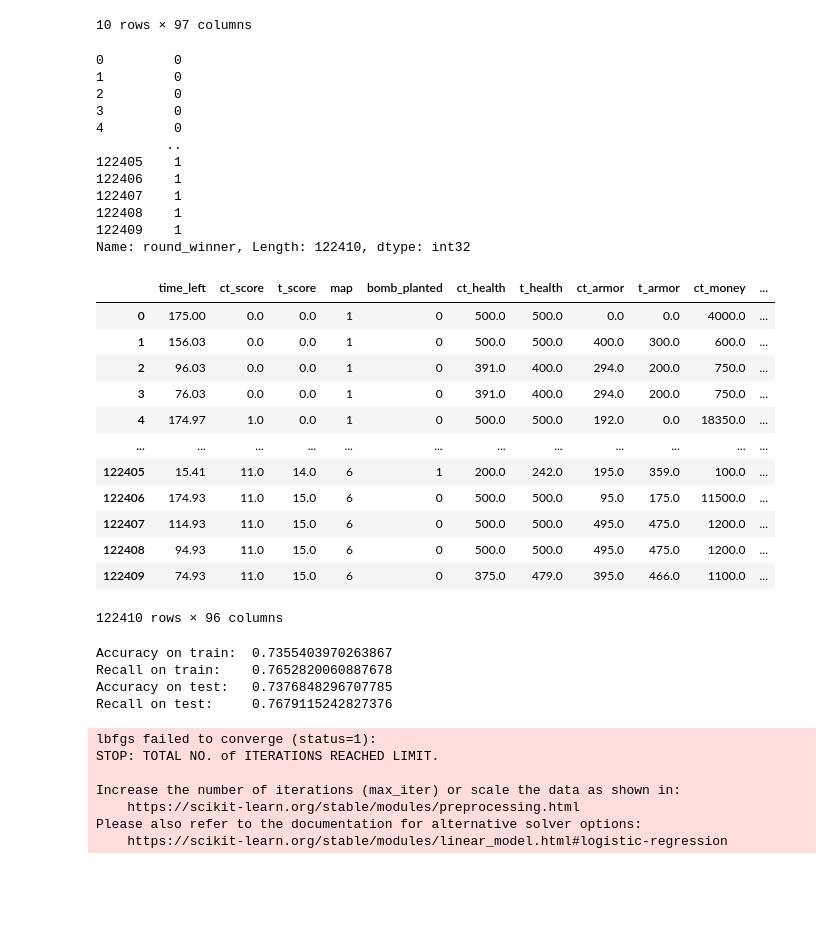
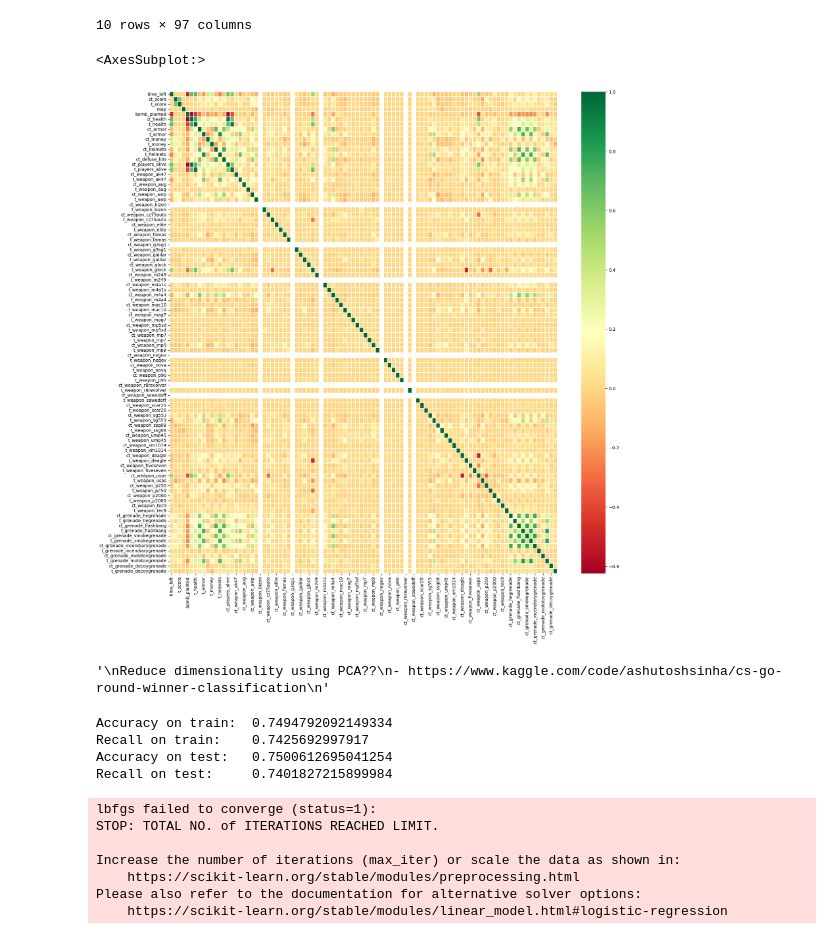
Before and after one commit to tangmagnus/DecisionSupportSystems, a Jupyter notebook: Interpretability/interpretabilityModels.ipynb, the cells around one changed output. Saved outputs shown, nothing was run; the diff lists cells and outputs as text; code cells hidden in the pictures; blank space fills up the shorter version.

```diff
--- a/Interpretability/interpretabilityModels.ipynb
+++ b/Interpretability/interpretabilityModels.ipynb
@@ -161,49 +172,32 @@ display(data.head(10))
 # %%
 """
 Data Preprocessing
 """
 #divide into y and x
 y = data['round_winner']
 x = data.drop(['round_winner'], axis=1)
 
-display(y)
-display(x)
+#normalization
+scaler = RobustScaler()
+scaled_x = scaler.fit_transform(x)
 
+# Splitting the dataset into the training set and test set
+x_train, x_test, y_train, y_test = train_test_split(scaled_x, y, test_size=0.2, random_state=42)
 
-"""
-#normalization
-scaler = StandardScaler()
-scaled_x = scaler.fit_transform(x)
-"""
-
-# Splitting the dataset into the Training set and Test set
-x_train, x_test, y_train, y_test = train_test_split(x, y, test_size=0.2, random_state=42)
+#correlation matrix
+corr = pd.DataFrame(x).corr() #correalation matrix i.e. correlation between features
+plt.figure(figsize = (20,20))
+sns.heatmap(corr, cmap ='RdYlGn', linewidths = 0.30)
 # %% [output]
-0         0
-1         0
-2         0
-3         0
-4         0
-         ..
-122405    1
-122406    1
-122407    1
-122408    1
-122409    1
-Name: round_winner, Length: 122410, dtype: int32
+<AxesSubplot:>
-|  | time_left | ct_score | t_score | map | bomb_planted | ct_health | t_health | ct_armor | t_armor | ct_money | ... |
-| 0 | 175.00 | 0.0 | 0.0 | 1 | 0 | 500.0 | 500.0 | 0.0 | 0.0 | 4000.0 | ... |
-| 1 | 156.03 | 0.0 | 0.0 | 1 | 0 | 500.0 | 500.0 | 400.0 | 300.0 | 600.0 | ... |
-| 2 | 96.03 | 0.0 | 0.0 | 1 | 0 | 391.0 | 400.0 | 294.0 | 200.0 | 750.0 | ... |
-| 3 | 76.03 | 0.0 | 0.0 | 1 | 0 | 391.0 | 400.0 | 294.0 | 200.0 | 750.0 | ... |
-| 4 | 174.97 | 1.0 | 0.0 | 1 | 0 | 500.0 | 500.0 | 192.0 | 0.0 | 18350.0 | ... |
-| ... | ... | ... | ... | ... | ... | ... | ... | ... | ... | ... | ... |
-| 122405 | 15.41 | 11.0 | 14.0 | 6 | 1 | 200.0 | 242.0 | 195.0 | 359.0 | 100.0 | ... |
-| 122406 | 174.93 | 11.0 | 15.0 | 6 | 0 | 500.0 | 500.0 | 95.0 | 175.0 | 11500.0 | ... |
-| 122407 | 114.93 | 11.0 | 15.0 | 6 | 0 | 500.0 | 500.0 | 495.0 | 475.0 | 1200.0 | ... |
-| 122408 | 94.93 | 11.0 | 15.0 | 6 | 0 | 500.0 | 500.0 | 495.0 | 475.0 | 1200.0 | ... |
-| 122409 | 74.93 | 11.0 | 15.0 | 6 | 0 | 375.0 | 479.0 | 395.0 | 466.0 | 1100.0 | ... |
-122410 rows × 96 columns
+[figure, added]
+# %%
+"""
+Reduce dimensionality using PCA??
+- https://www.kaggle.com/code/ashutoshsinha/cs-go-round-winner-classification
+"""
+# %% [output]
+'\nReduce dimensionality using PCA??\n- https://www.kaggle.com/code/ashutoshsinha/cs-go-round-winner-classification\n'
 # %%
 """
 Logistic Regression
@@ -219,14 +213,11 @@ print('Recall on train:    ' + str(recall_score(y_train, y_train_pred_log)))
 
 print('Accuracy on test:   ' + str(accuracy_score(y_test, y_test_pred_log)))
 print('Recall on test:     ' + str(recall_score(y_test, y_test_pred_log)))
-
-
-#decision tree
 # %% [output]
-Accuracy on train:  0.7355403970263867
-Recall on train:    0.7652820060887678
-Accuracy on test:   0.7376848296707785
-Recall on test:     0.7679115242827376
+Accuracy on train:  0.7494792092149334
+Recall on train:    0.7425692997917
+Accuracy on test:   0.7500612695041254
+Recall on test:     0.7401827215899984
 lbfgs failed to converge (status=1):
 STOP: TOTAL NO. of ITERATIONS REACHED LIMIT.
 
```
Also changed, not shown: parts of 9 cells of this notebook, 1 other file.
